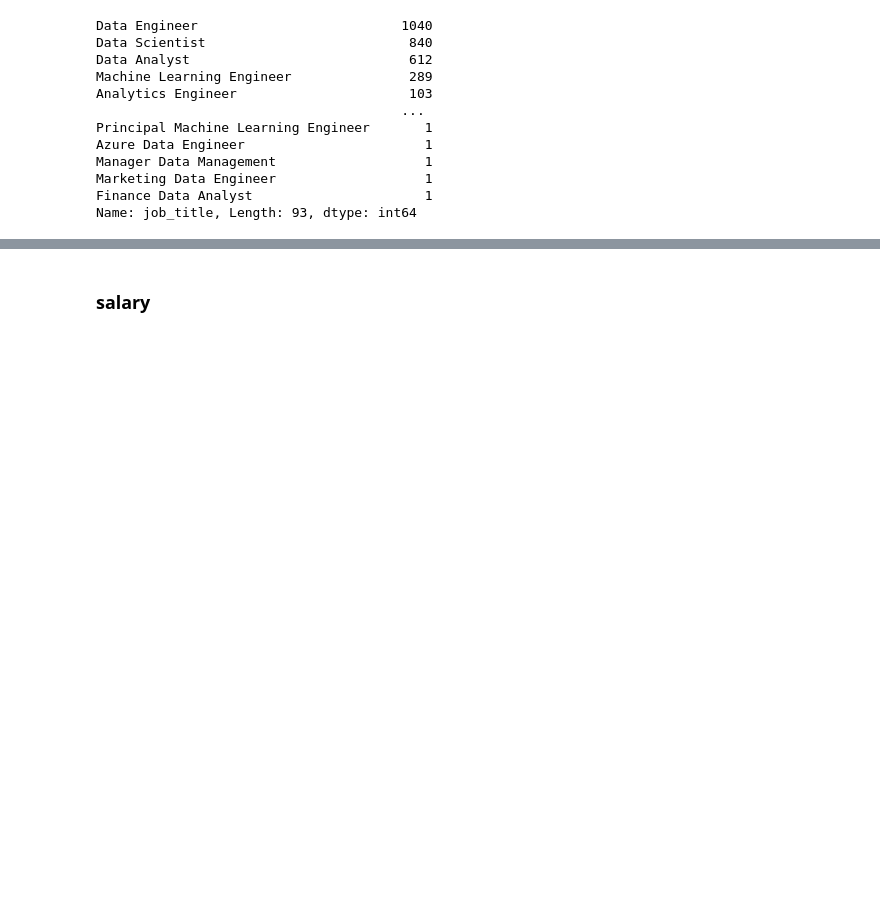
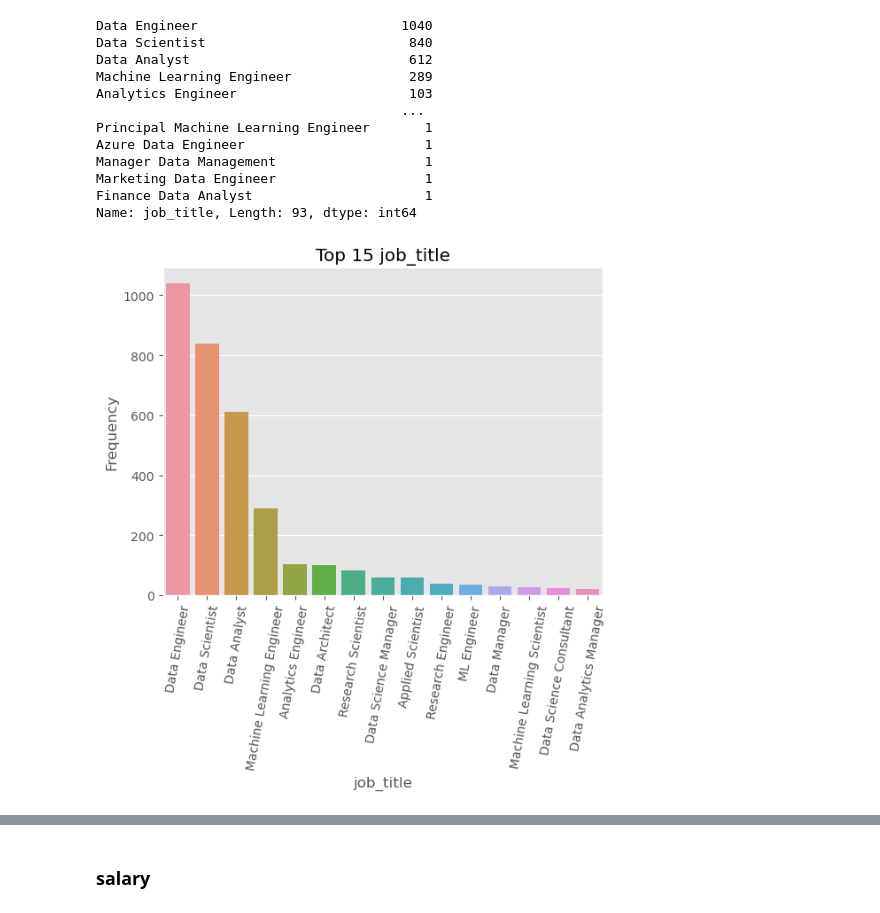
Before and after one commit to ahmedbasemdev/Corelia, a Jupyter notebook: Task 5 - EDA/Code.ipynb, the cells around one changed output, grey strips where cells are left out. Saved outputs shown, nothing was run; the diff lists cells and outputs as text; code cells hidden in the pictures; blank space fills up the shorter version.

```diff
--- a/Task 5 - EDA/Code.ipynb
+++ b/Task 5 - EDA/Code.ipynb
@@ -162,6 +175,14 @@ def experience_versus_col(col,title):
         labeldistance=0.7,explode=[0.05] * len(item_counts.values))
     fig.suptitle(title)
     plt.show()
+def bar_plot_limited(col,limit):
+    top_jobs = data[col].value_counts().nlargest(limit)
+    sns.barplot(x=top_jobs.index, y=top_jobs.values)
+    plt.title(f'Top {limit} {col}')
+    plt.xlabel(col)
+    plt.xticks(rotation=80)
+    plt.ylabel('Frequency')
+    plt.show()
 # %% [markdown]
 ### work_year
 # %%
@@ -335,3 +356,7 @@ Manager Data Management                   1
 Marketing Data Engineer                   1
 Finance Data Analyst                      1
 Name: job_title, Length: 93, dtype: int64
+# %%
+bar_plot_limited('job_title',15)
+# %% [output]
+[figure, added]
```
Also changed, not shown: parts of 19 cells of this notebook.
